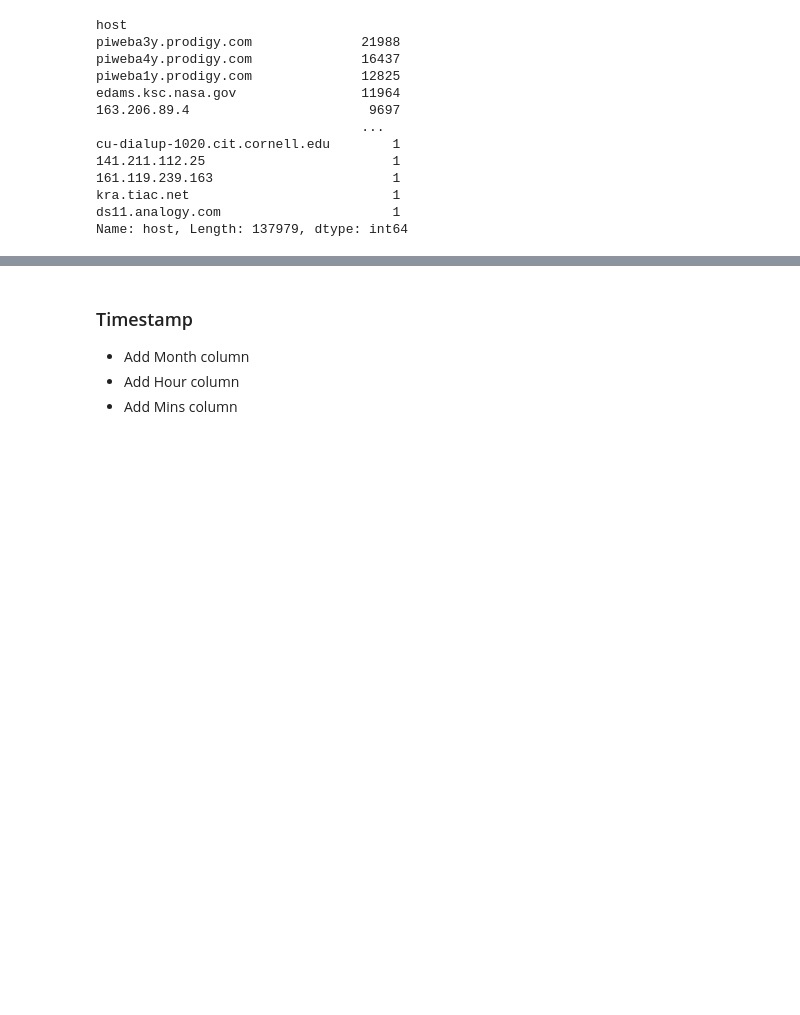
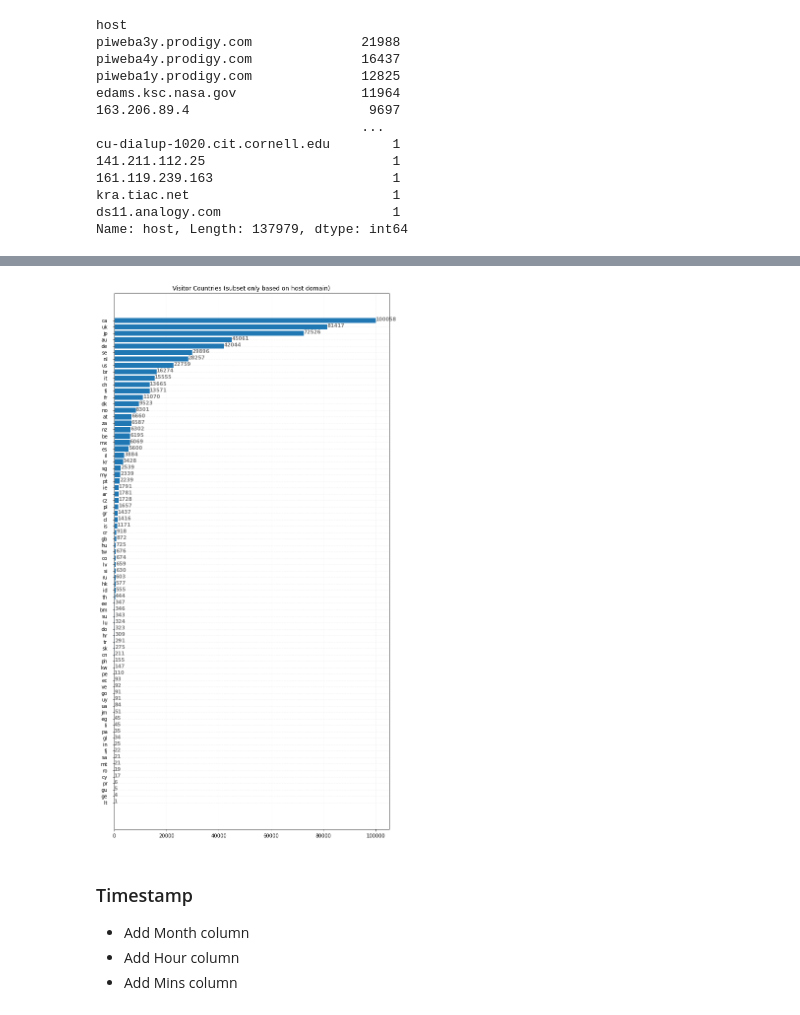
Before and after one commit to emtabiraobarias/nasa-website-1995-analysis, a Jupyter notebook: eda/nasa_website_analysis.ipynb, the cells around one changed output, grey strips where cells are left out. Cells and saved outputs as stored; diff of their text form; code cells hidden in the pictures; blank space fills up the shorter version.

Commit message:
Completed cleaning and analysis on Host variable

```diff
--- a/eda/nasa_website_analysis.ipynb
+++ b/eda/nasa_website_analysis.ipynb
@@ -252,0 +267,29 @@ plt.show()
+# %%
+df_visitor_country = df_visitors.loc[df_visitors['category'] == 'country']
+df_visitor_country = df_visitor_country.filter(['domain'])
+df_visitor_country = df_visitor_country.groupby(['domain'])['domain'].count().sort_values(ascending=False).reset_index(name='count')
+df_visitor_country.head()
+
+# horizontal bar plot
+fig, ax = plt.subplots(figsize =(10, 20))
+ax.barh(df_visitor_country['domain'], df_visitor_country['count'])
+# add padding for better visibility
+ax.xaxis.set_tick_params(pad = 5)
+ax.yaxis.set_tick_params(pad = 10)
+# Add x, y gridlines
+ax.grid(b = True, color ='grey',
+        linestyle ='-.', linewidth = 0.5,
+        alpha = 0.2)
+# sort descending order
+ax.invert_yaxis()
+# Add annotation to bars
+for i in ax.patches:
+    plt.text(i.get_width()+0.2, i.get_y()+0.5,
+             str(round((i.get_width()), 2)),
+             fontsize = 10, fontweight ='bold',
+             color ='grey')
+# Add Plot Title
+ax.set_title('Visitor Countries (subset only based on host domain)')
+plt.show()
+# %% [output]
+[figure, added]
```
Also changed, not shown: parts of 7 cells of this notebook.
